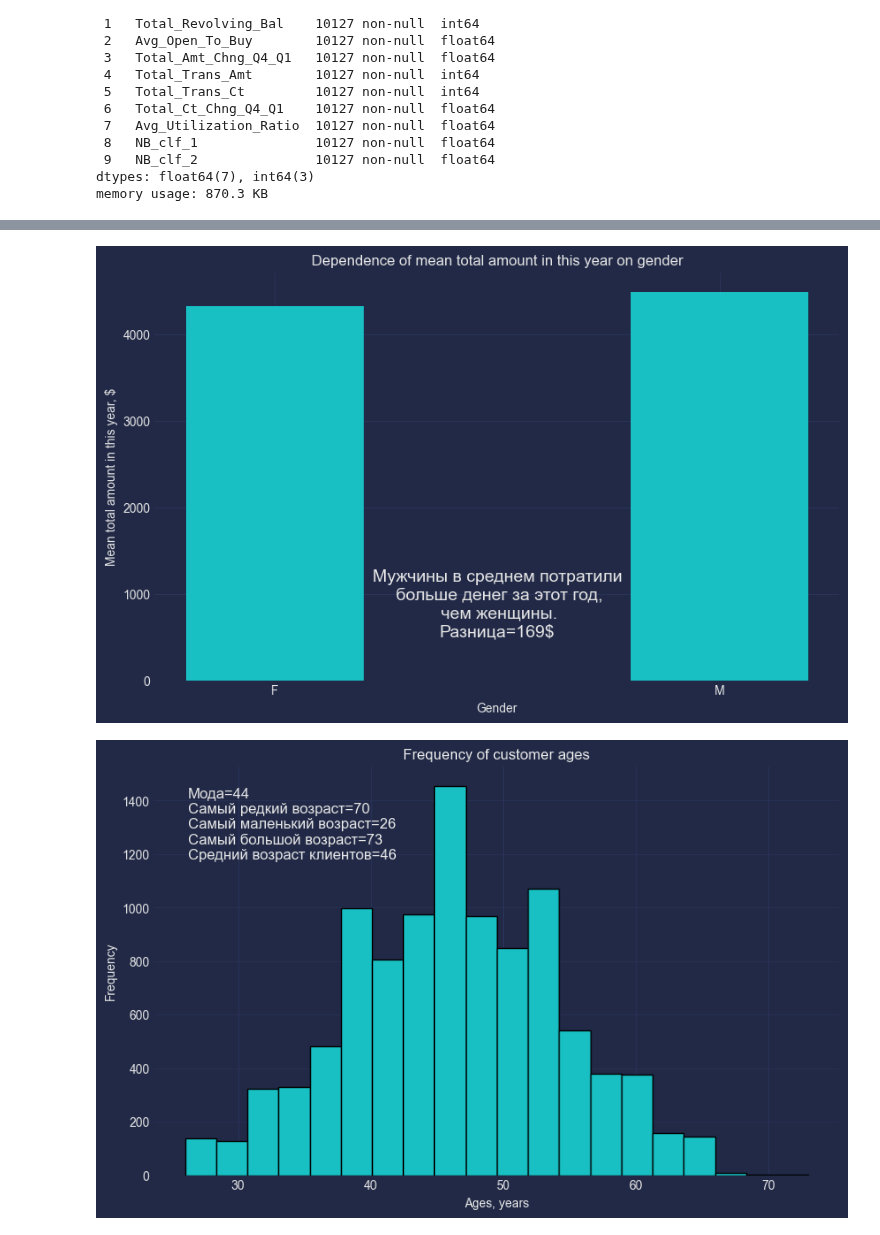
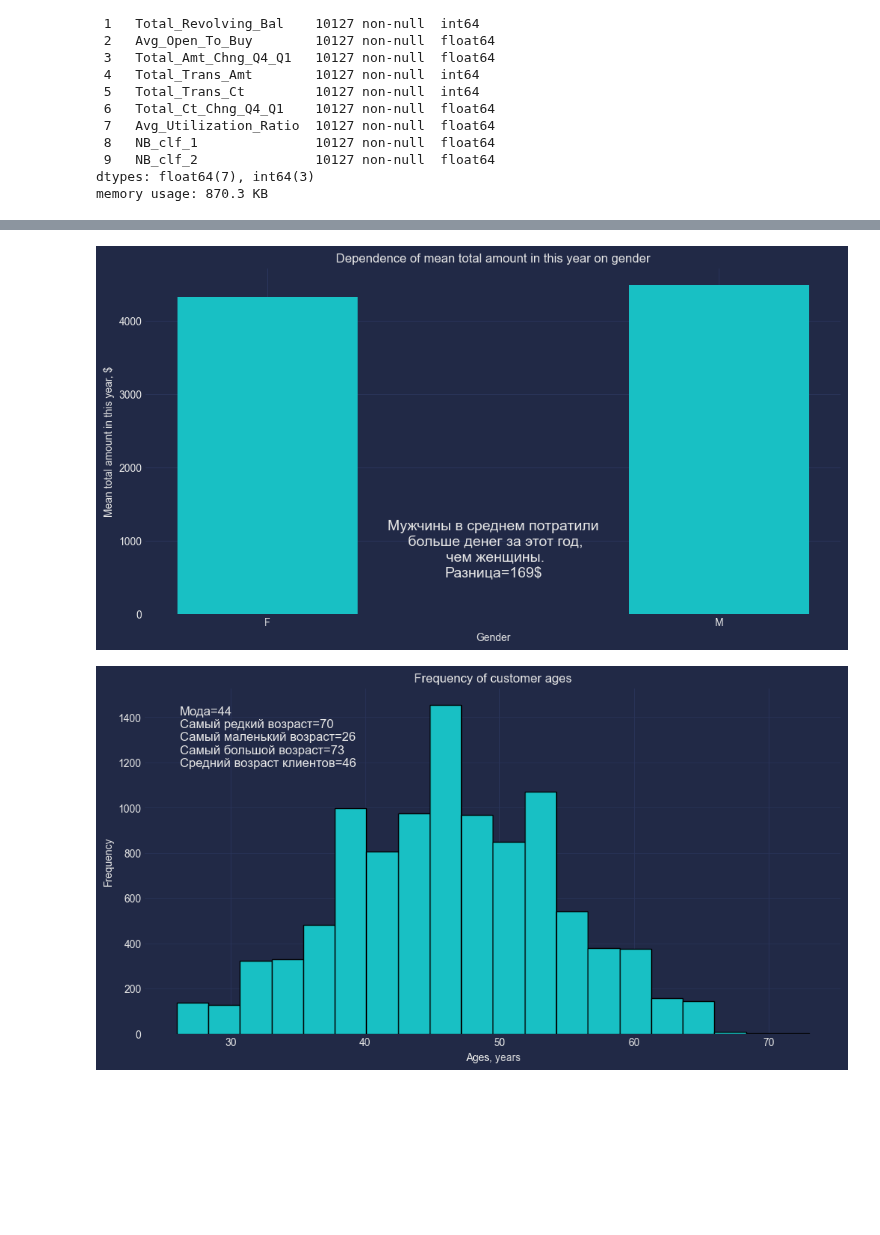
Before and after one commit to rscr1/MTS, a Jupyter notebook: Math & Optimization & Regression & EDA/EDA дз 1/eda1.ipynb, the cells around one changed output, grey strips where cells are left out. Cells and saved outputs as stored; diff of their text form; code cells hidden in the pictures; blank space fills up the shorter version.

```diff
--- a/Math & Optimization & Regression & EDA/EDA дз 1/eda1.ipynb
+++ b/Math & Optimization & Regression & EDA/EDA дз 1/eda1.ipynb
@@ -111,17 +111,17 @@ difference = round(male_amount - female_amount)
 bar_text = f'Мужчины в среднем потратили\n больше денег за этот год,\n чем женщины.\nРазница={difference}$'
 # %%
 # Bar plot
-figure = plt.figure(figsize=(10, 6))
+figure = plt.figure(figsize=(12, 6))
 plt.bar(genders, [female_amount, male_amount], width=0.4)
 plt.title('Dependence of mean total amount in this year on gender')
 plt.xlabel('Gender')
 plt.ylabel('Mean total amount in this year, $')
 plt.text(0.5, 0.1, bar_text, transform=plt.gca().transAxes,
          verticalalignment='bottom', horizontalalignment='center', fontsize=14)
 plt.show()
-pdf.savefig(figure)
+pdf.savefig(figure, bbox_inches="tight")
 # %% [output]
-[figure, old version]
+[figure, new version]
 # %%
 value_counts = data['Customer_Age'].value_counts()
 mode_age = data['Customer_Age'].mode()[0]
@@ -131,7 +131,7 @@ max_age = max(data['Customer_Age'].values)
 mean_age = round(data['Customer_Age'].mean())
 hist_text = f'Мода={mode_age}\nСамый редкий возраст={rarest_age}\nСамый маленький возраст={min_age}\nСамый большой возраст={max_age}\nСредний возраст клиентов={mean_age}'
 # %%
-figure = plt.figure(figsize=(10, 6))
+figure = plt.figure(figsize=(12, 6))
 plt.hist(data['Customer_Age'], bins=20, edgecolor='black')
 plt.title('Frequency of customer ages')
 plt.xlabel('Ages, years')
@@ -140,9 +140,9 @@ plt.grid(axis='y', alpha=0.75)
 plt.text(0.05, 0.95, hist_text, transform=plt.gca().transAxes,
          verticalalignment='top', horizontalalignment='left', fontsize=12)
 plt.show()
-pdf.savefig(figure)
+pdf.savefig(figure, bbox_inches="tight")
 # %% [output]
-[figure, old version]
+[figure, new version]
 # %%
 median_count = round(data['Total_Trans_Ct'].median())
 box_text = f'Медиана количества транзакций={median_count}\nЕсть значений за "усами" равные~140\n25% перцентиль~80\n75% перцентиль~43\nВерхний ус~135\nНижний ус~10'
```
Also changed, not shown: parts of 5 cells of this notebook, 17 other files.
